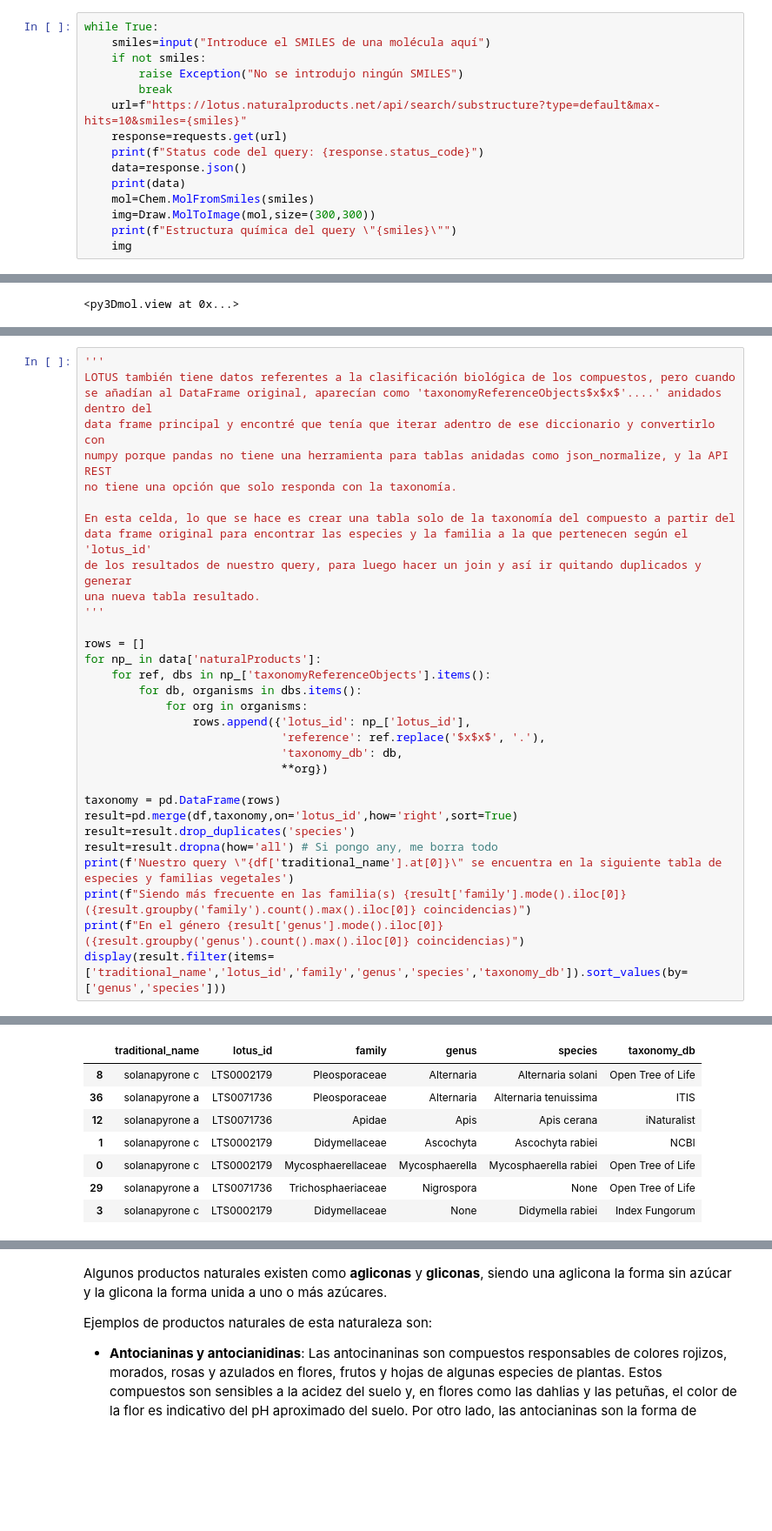
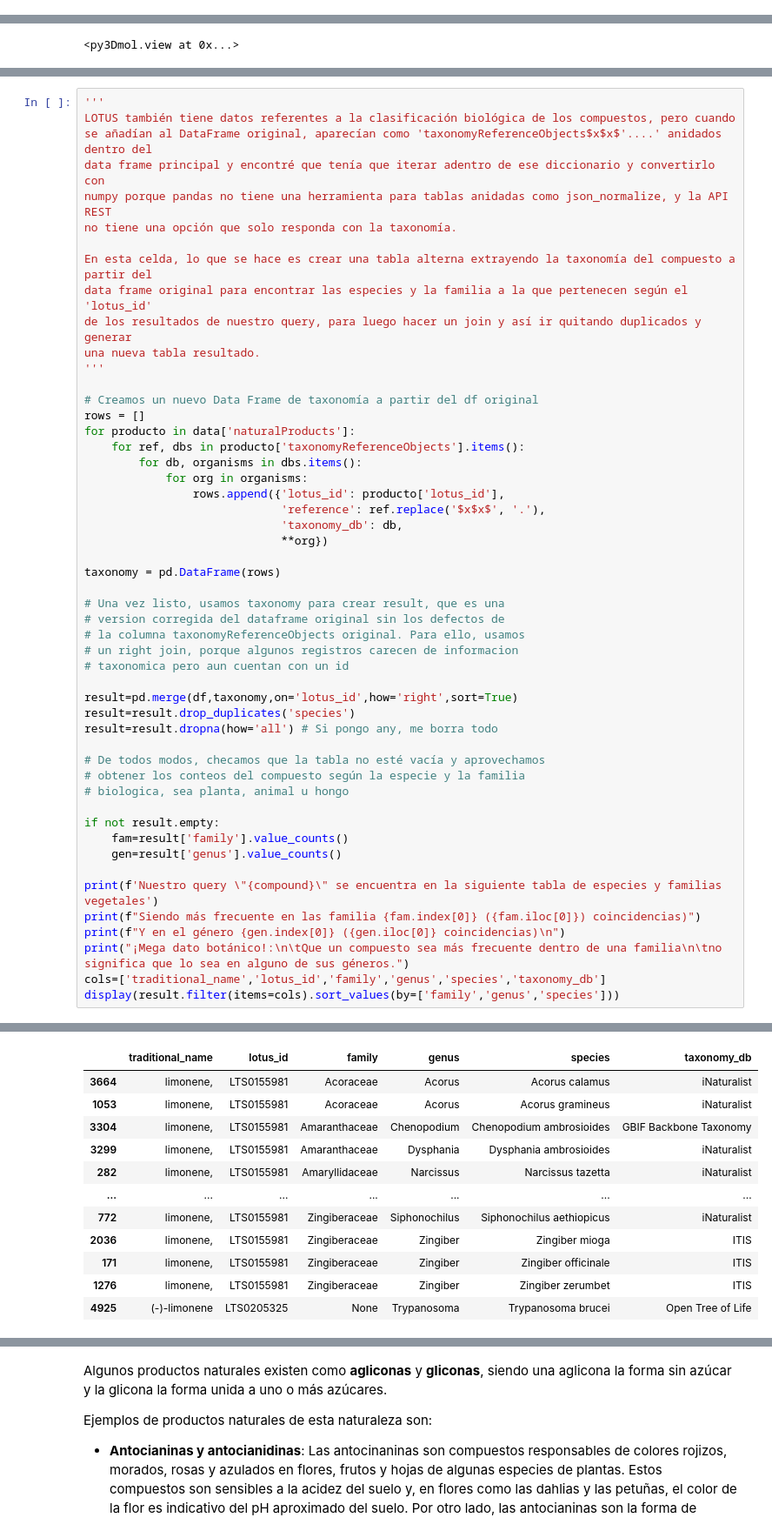
Before and after one commit to FlorMariaBriceno/TecnolochicasPRO_Project, a Jupyter notebook: Proyecto_Tecnolochicas.ipynb, the cells around one changed output, grey strips where cells are left out. Shown at 87% size. Cells and saved outputs as stored; diff of their text form; blank space fills up the shorter version.

```diff
--- a/Proyecto_Tecnolochicas.ipynb
+++ b/Proyecto_Tecnolochicas.ipynb
@@ -87,18 +93,3 @@ Por ejemplo, podemos buscar:
-# %%
-while True:
-    smiles=input("Introduce el SMILES de una molécula aquí")
-    if not smiles:
-        raise Exception("No se introdujo ningún SMILES")
-        break
-    url=f"https://lotus.naturalproducts.net/api/search/substructure?type=default&max-hits=10&smiles={smiles}"
-    response=requests.get(url)
-    print(f"Status code del query: {response.status_code}")
-    data=response.json()
-    print(data)
-    mol=Chem.MolFromSmiles(smiles)
-    img=Draw.MolToImage(mol,size=(300,300))
-    print(f"Estructura química del query \"{smiles}\"")
-    img
 # %%
 ''' Este es el armado de nuestro query en 3D, esta celda acepta tanto el output de un query por nombre como
 del query por código SMILES'''
@@ -173,28 +172,47 @@ data frame principal y encontré que tenía que iterar adentro de ese diccionari
 numpy porque pandas no tiene una herramienta para tablas anidadas como json_normalize, y la API REST
 no tiene una opción que solo responda con la taxonomía.
 
-En esta celda, lo que se hace es crear una tabla solo de la taxonomía del compuesto a partir del
+En esta celda, lo que se hace es crear una tabla alterna extrayendo la taxonomía del compuesto a partir del
 data frame original para encontrar las especies y la familia a la que pertenecen según el 'lotus_id'
 de los resultados de nuestro query, para luego hacer un join y así ir quitando duplicados y generar
 una nueva tabla resultado.
 '''
 
+# Creamos un nuevo Data Frame de taxonomía a partir del df original
 rows = []
-for np_ in data['naturalProducts']:
-    for ref, dbs in np_['taxonomyReferenceObjects'].items():
+for producto in data['naturalProducts']:
+    for ref, dbs in producto['taxonomyReferenceObjects'].items():
         for db, organisms in dbs.items():
             for org in organisms:
-                rows.append({'lotus_id': np_['lotus_id'],
+                rows.append({'lotus_id': producto['lotus_id'],
                              'reference': ref.replace('$x$x$', '.'),
                              'taxonomy_db': db,
                              **org})
 
 taxonomy = pd.DataFrame(rows)
+
+# Una vez listo, usamos taxonomy para crear result, que es una
+# version corregida del dataframe original sin los defectos de
+# la columna taxonomyReferenceObjects original. Para ello, usamos
+# un right join, porque algunos registros carecen de informacion
+# taxonomica pero aun cuentan con un id
+
 result=pd.merge(df,taxonomy,on='lotus_id',how='right',sort=True)
 result=result.drop_duplicates('species')
 result=result.dropna(how='all') # Si pongo any, me borra todo
-print(f'Nuestro query \"{df['traditional_name'].at[0]}\" se encuentra en la siguiente tabla de especies y familias vegetales')
-print(f"Siendo más frecuente en las familia(s) {result['family'].mode().iloc[0]} ({result.groupby('family').count().max().iloc[0]} coincidencias)")
-print(f"En el género {result['genus'].mode().iloc[0]} ({result.groupby('genus').count().max().iloc[0]} coincidencias)")
-display(result.filter(items=['traditional_name','lotus_id','family','genus','species','taxonomy_db']).sort_values(by=['genus','species']))
+
+# De todos modos, checamos que la tabla no esté vacía y aprovechamos
+# obtener los conteos del compuesto según la especie y la familia
+# biologica, sea planta, animal u hongo
+
+if not result.empty:
+    fam=result['family'].value_counts()
+    gen=result['genus'].value_counts()
+
+print(f'Nuestro query \"{compound}\" se encuentra en la siguiente tabla de especies y familias vegetales')
+print(f"Siendo más frecuente en las familia {fam.index[0]} ({fam.iloc[0]}) coincidencias)")
+print(f"Y en el género {gen.index[0]} ({gen.iloc[0]} coincidencias)\n")
+print("¡Mega dato botánico!:\n\tQue un compuesto sea más frecuente dentro de una familia\n\tno significa que lo sea en alguno de sus géneros.")
+cols=['traditional_name','lotus_id','family','genus','species','taxonomy_db']
+display(result.filter(items=cols).sort_values(by=['family','genus','species']))
 # %% [output]
@@ -204,8 +226,12 @@ En el género Alternaria (2 coincidencias)
 |  | traditional_name | lotus_id | family | genus | species | taxonomy_db |
-| 8 | solanapyrone c | LTS0002179 | Pleosporaceae | Alternaria | Alternaria solani | Open Tree of Life |
-| 36 | solanapyrone a | LTS0071736 | Pleosporaceae | Alternaria | Alternaria tenuissima | ITIS |
-| 12 | solanapyrone a | LTS0071736 | Apidae | Apis | Apis cerana | iNaturalist |
-| 1 | solanapyrone c | LTS0002179 | Didymellaceae | Ascochyta | Ascochyta rabiei | NCBI |
-| 0 | solanapyrone c | LTS0002179 | Mycosphaerellaceae | Mycosphaerella | Mycosphaerella rabiei | Open Tree of Life |
-| 29 | solanapyrone a | LTS0071736 | Trichosphaeriaceae | Nigrospora | None | Open Tree of Life |
-| 3 | solanapyrone c | LTS0002179 | Didymellaceae | None | Didymella rabiei | Index Fungorum |
+| 3664 | limonene, | LTS0155981 | Acoraceae | Acorus | Acorus calamus | iNaturalist |
+| 1053 | limonene, | LTS0155981 | Acoraceae | Acorus | Acorus gramineus | iNaturalist |
+| 3304 | limonene, | LTS0155981 | Amaranthaceae | Chenopodium | Chenopodium ambrosioides | GBIF Backbone Taxonomy |
+| 3299 | limonene, | LTS0155981 | Amaranthaceae | Dysphania | Dysphania ambrosioides | iNaturalist |
+| 282 | limonene, | LTS0155981 | Amaryllidaceae | Narcissus | Narcissus tazetta | iNaturalist |
+| ... | ... | ... | ... | ... | ... | ... |
+| 772 | limonene, | LTS0155981 | Zingiberaceae | Siphonochilus | Siphonochilus aethiopicus | iNaturalist |
+| 2036 | limonene, | LTS0155981 | Zingiberaceae | Zingiber | Zingiber mioga | ITIS |
+| 171 | limonene, | LTS0155981 | Zingiberaceae | Zingiber | Zingiber officinale | ITIS |
+| 1276 | limonene, | LTS0155981 | Zingiberaceae | Zingiber | Zingiber zerumbet | ITIS |
+| 4925 | (-)-limonene | LTS0205325 | None | Trypanosoma | Trypanosoma brucei | Open Tree of Life |
```
Also changed, not shown: parts of 9 cells of this notebook.
